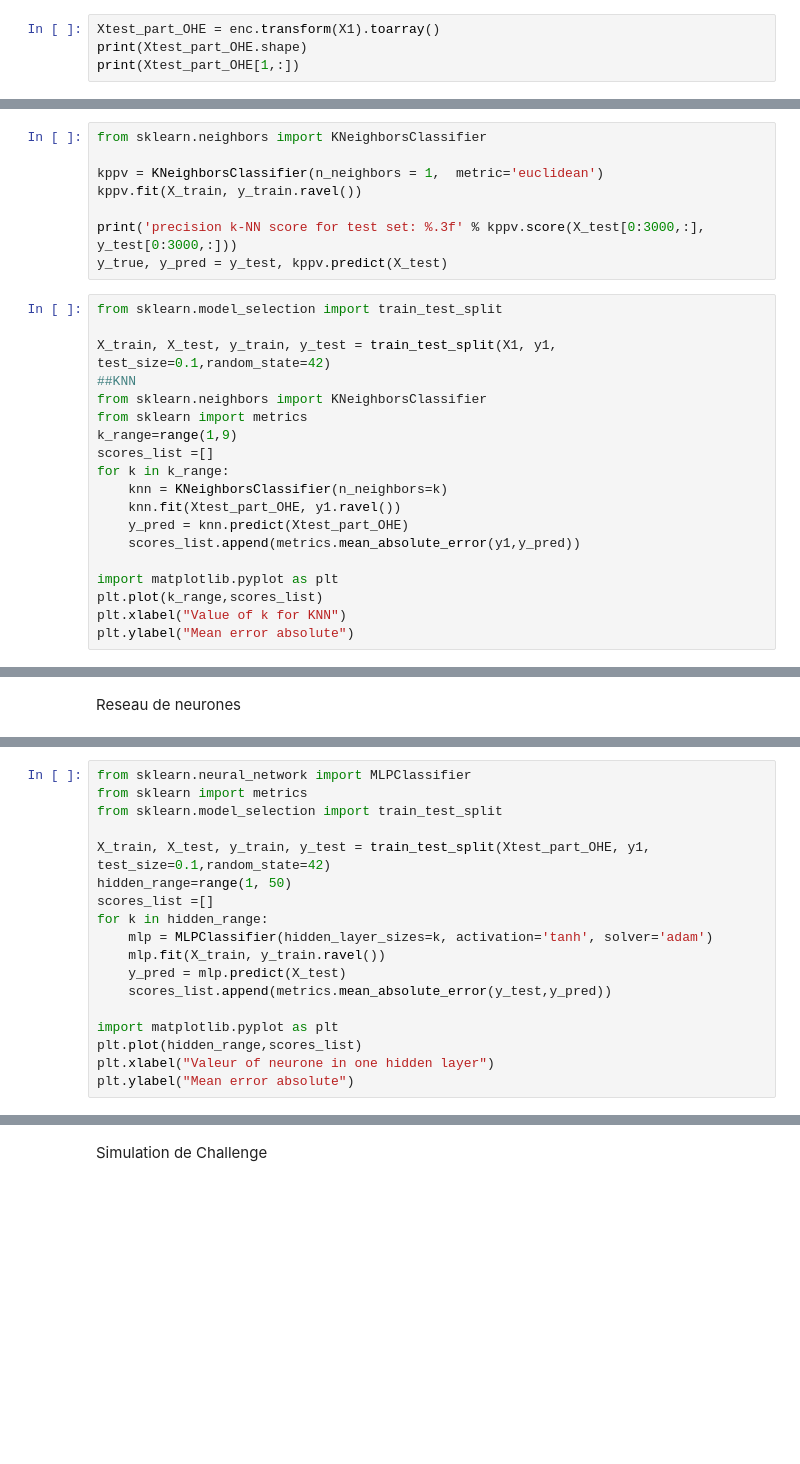
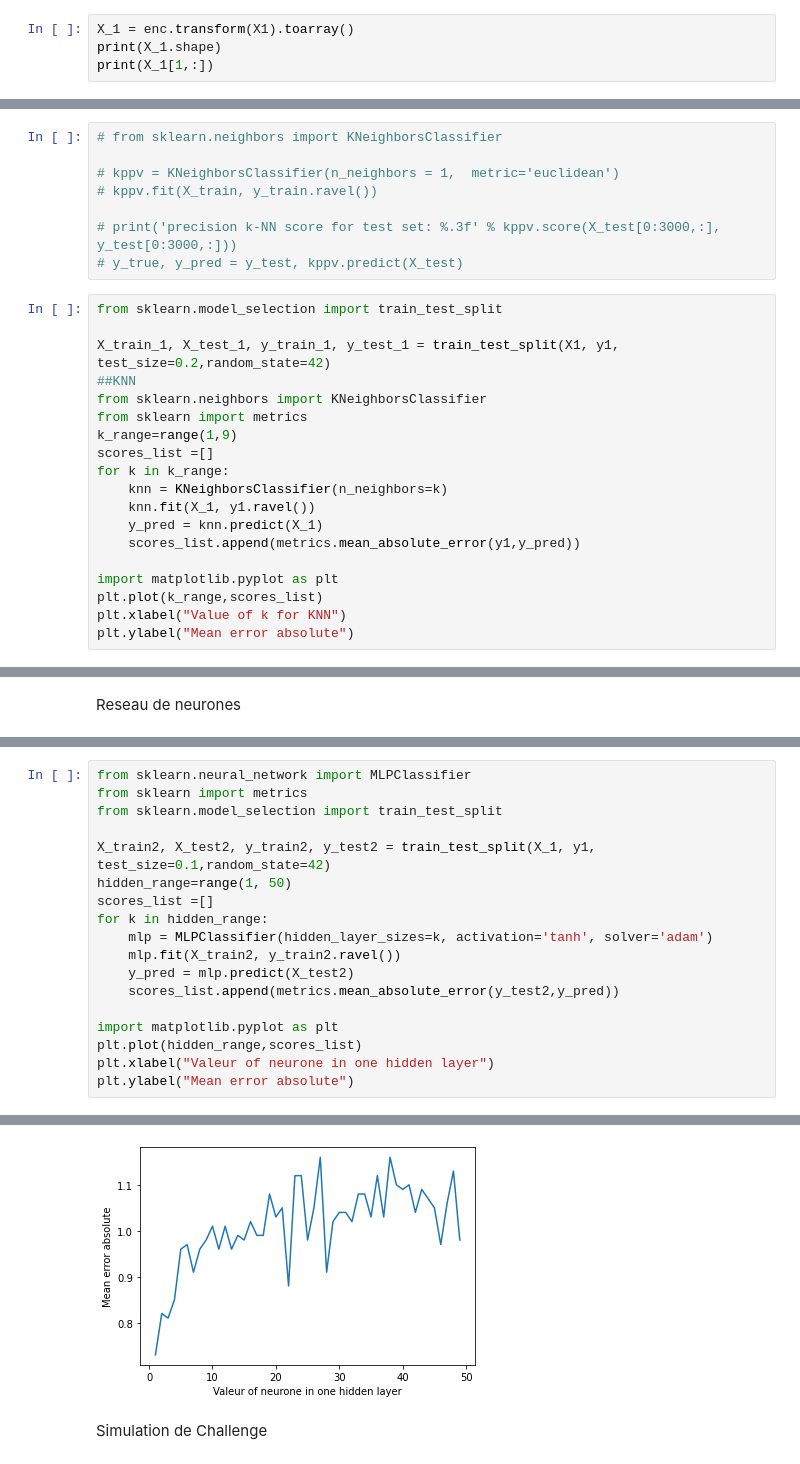
Before and after one commit to yufei-liu-source/Machine_Learning, a Jupyter notebook: projetML.ipynb, the cells around one changed output, grey strips where cells are left out. Drawn from its saved outputs; the diff is of its cells as text; blank space fills up the shorter version.

```diff
--- a/projetML.ipynb
+++ b/projetML.ipynb
@@ -181,9 +181,9 @@ print(y.shape)
 (1837079, 126)
 (1837079, 1)
 # %%
-Xtest_part_OHE = enc.transform(X1).toarray()
-print(Xtest_part_OHE.shape)
-print(Xtest_part_OHE[1,:])
+X_1 = enc.transform(X1).toarray()
+print(X_1.shape)
+print(X_1[1,:])
 # %% [output]
 (1000, 126)
 [0. 0. 0. 0. 0. 1. 0. 0. 0. 0. 1. 0. 0. 1. 0. 0. 0. 0. 1. 0. 0. 0. 0. 0.
@@ -255,17 +250,17 @@ Transformation de donnees Xtest
 # %% [markdown]
 K plus poche
 # %%
-from sklearn.neighbors import KNeighborsClassifier
+# from sklearn.neighbors import KNeighborsClassifier
 
-kppv = KNeighborsClassifier(n_neighbors = 1,  metric='euclidean')
-kppv.fit(X_train, y_train.ravel())
+# kppv = KNeighborsClassifier(n_neighbors = 1,  metric='euclidean')
+# kppv.fit(X_train, y_train.ravel())
 
-print('precision k-NN score for test set: %.3f' % kppv.score(X_test[0:3000,:], y_test[0:3000,:]))
-y_true, y_pred = y_test, kppv.predict(X_test)
+# print('precision k-NN score for test set: %.3f' % kppv.score(X_test[0:3000,:], y_test[0:3000,:]))
+# y_true, y_pred = y_test, kppv.predict(X_test)
 # %%
 from sklearn.model_selection import train_test_split
 
-X_train, X_test, y_train, y_test = train_test_split(X1, y1, test_size=0.1,random_state=42)
+X_train_1, X_test_1, y_train_1, y_test_1 = train_test_split(X1, y1, test_size=0.2,random_state=42)
 ##KNN
 from sklearn.neighbors import KNeighborsClassifier
 from sklearn import metrics
@@ -273,8 +268,8 @@ k_range=range(1,9)
 scores_list =[]
 for k in k_range:
     knn = KNeighborsClassifier(n_neighbors=k)
-    knn.fit(Xtest_part_OHE, y1.ravel())
-    y_pred = knn.predict(Xtest_part_OHE)
+    knn.fit(X_1, y1.ravel())
+    y_pred = knn.predict(X_1)
     scores_list.append(metrics.mean_absolute_error(y1,y_pred))
 
 import matplotlib.pyplot as plt
@@ -316,16 +313,17 @@ from sklearn.neural_network import MLPClassifier
 from sklearn import metrics
 from sklearn.model_selection import train_test_split
 
-X_train, X_test, y_train, y_test = train_test_split(Xtest_part_OHE, y1, test_size=0.1,random_state=42)
+X_train2, X_test2, y_train2, y_test2 = train_test_split(X_1, y1, test_size=0.1,random_state=42)
 hidden_range=range(1, 50)
 scores_list =[]
 for k in hidden_range:
     mlp = MLPClassifier(hidden_layer_sizes=k, activation='tanh', solver='adam')
-    mlp.fit(X_train, y_train.ravel())
-    y_pred = mlp.predict(X_test)
-    scores_list.append(metrics.mean_absolute_error(y_test,y_pred))
+    mlp.fit(X_train2, y_train2.ravel())
+    y_pred = mlp.predict(X_test2)
+    scores_list.append(metrics.mean_absolute_error(y_test2,y_pred))
 
 import matplotlib.pyplot as plt
 plt.plot(hidden_range,scores_list)
 plt.xlabel("Valeur of neurone in one hidden layer")
 plt.ylabel("Mean error absolute")
+# %% [output]
@@ -332,2 +331,3 @@ plt.ylabel("Mean error absolute")
+[figure, added]
 # %% [markdown]
 Simulation de Challenge
```
Also changed, not shown: parts of 15 cells of this notebook.
